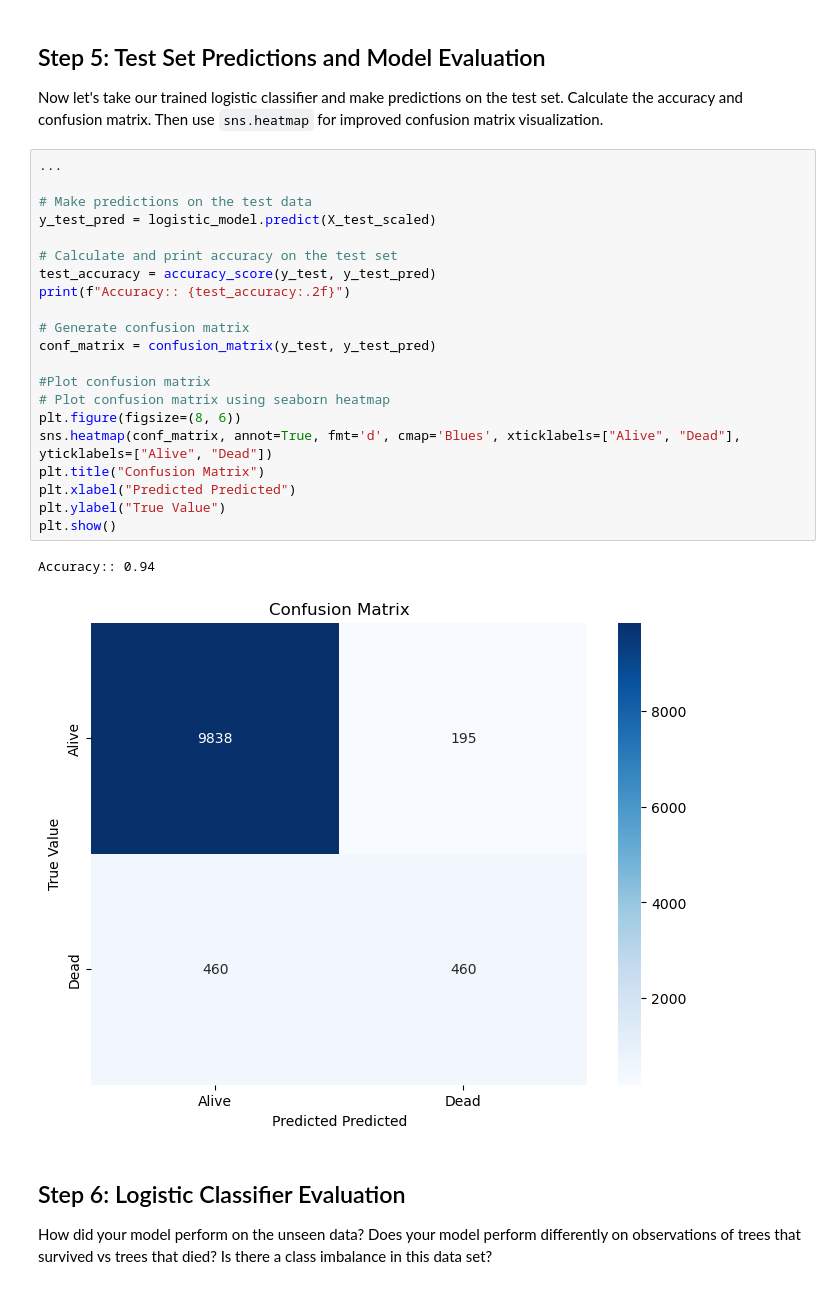
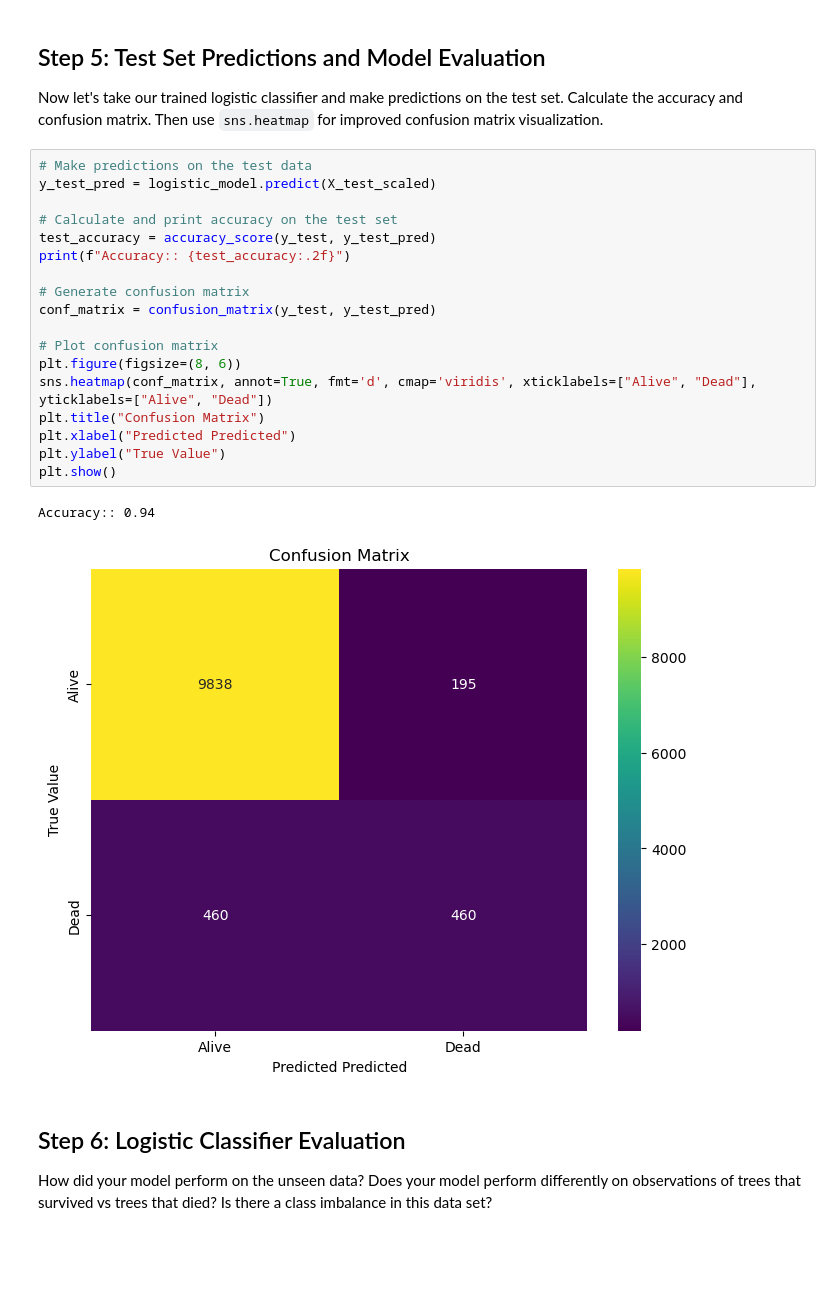
Before and after one commit to Aoverbye/EDS232-labs, a Jupyter notebook: Week3/lab3-wildfire.ipynb, the cells around one changed output. Cells and saved outputs as stored; diff of their text form; blank space fills up the shorter version.

```diff
--- a/Week3/lab3-wildfire.ipynb
+++ b/Week3/lab3-wildfire.ipynb
@@ -197,29 +216,26 @@ Training Accuracy: 0.95
 ## Step 5: Test Set Predictions and Model Evaluation
 Now let's take our trained logistic classifier and make predictions on the test set. Calculate the accuracy and confusion matrix. Then use `sns.heatmap` for improved confusion matrix visualization.
 # %%
-...
-
 # Make predictions on the test data
 y_test_pred = logistic_model.predict(X_test_scaled)
 
 # Calculate and print accuracy on the test set
 test_accuracy = accuracy_score(y_test, y_test_pred)
 print(f"Accuracy:: {test_accuracy:.2f}")
 
 # Generate confusion matrix
 conf_matrix = confusion_matrix(y_test, y_test_pred)
 
-#Plot confusion matrix
-# Plot confusion matrix using seaborn heatmap
+# Plot confusion matrix
 plt.figure(figsize=(8, 6))
-sns.heatmap(conf_matrix, annot=True, fmt='d', cmap='Blues', xticklabels=["Alive", "Dead"], yticklabels=["Alive", "Dead"])
+sns.heatmap(conf_matrix, annot=True, fmt='d', cmap='viridis', xticklabels=["Alive", "Dead"], yticklabels=["Alive", "Dead"])
 plt.title("Confusion Matrix")
 plt.xlabel("Predicted Predicted")
 plt.ylabel("True Value")
 plt.show()
 # %% [output]
 Accuracy:: 0.94
-[figure, old version]
+[figure, new version]
 # %% [markdown]
 ## Step 6: Logistic Classifier Evaluation
 How did your model perform on the unseen data?
```
Also changed, not shown: parts of 23 cells of this notebook.
